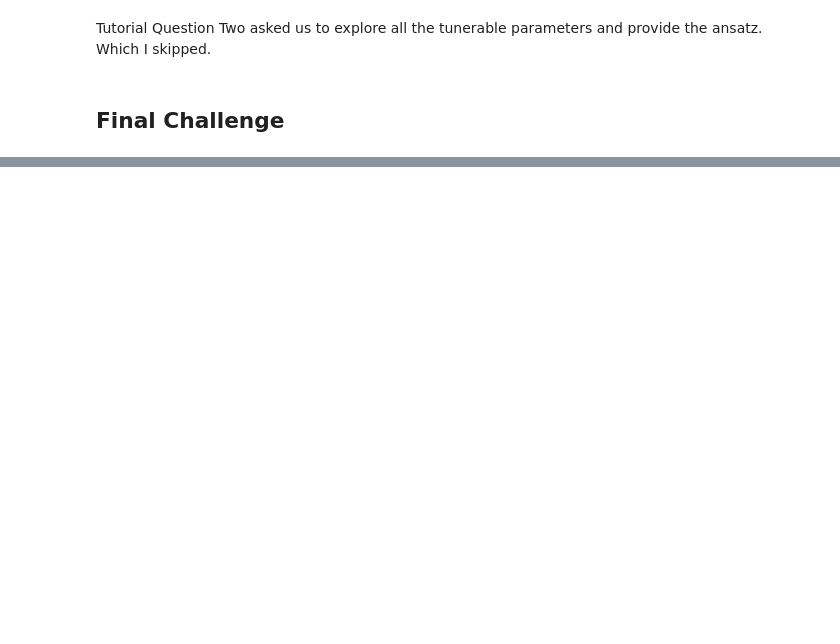
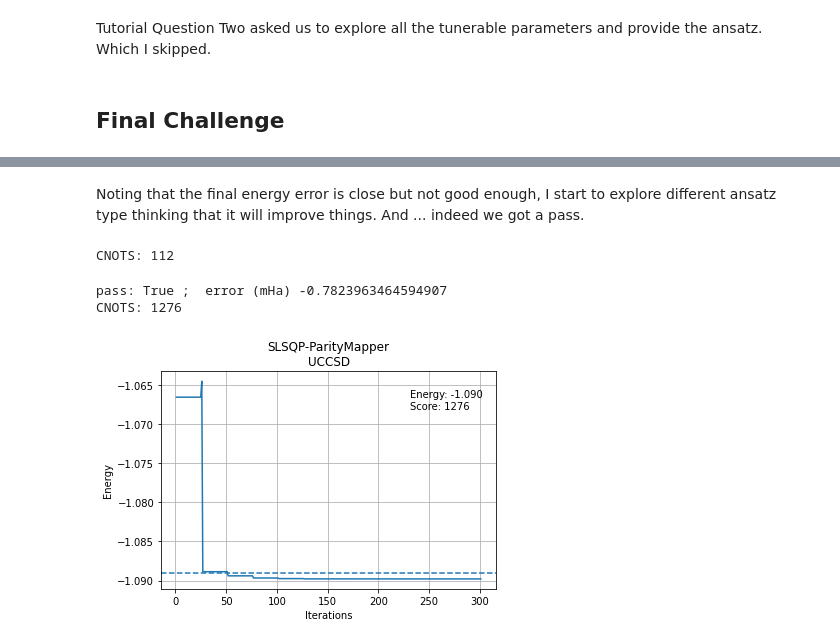
Before and after one commit to qiskit-community/ibm-quantum-challenge-2021, a Jupyter notebook: solutions by participants/ex5/Ex5 Solution by Howie Kuo.ipynb, the cells around one changed output, grey strips where cells are left out. Cells and saved outputs as stored; diff of their text form; code cells hidden in the pictures; blank space fills up the shorter version.

Commit message:
adding details in the Ex5 solution and check for errors in code execution order.

```diff
--- a/solutions by participants/ex5/Ex5 Solution by Howie Kuo.ipynb
+++ b/solutions by participants/ex5/Ex5 Solution by Howie Kuo.ipynb
@@ -20,12 +193,6 @@ nil
 The first piece of the code is to specify the $H_2$ molecure and obtain the driver. From reading the code, the first thing I notice is that I need the `qmolecule` object returned from executing `driver.run()`
 
 This is where being familier with Jupyter helps. In jupyter notebook, a very helpful command is the `?` and `??` applied to objects, function, or modules. This will popup a panel at the bottom of the notebook showing the docstring `?`, and the source code `??` from the code in the current system.
-# %%
-## this is just to execute the example given so that the ? and ?? has some objects to work on
-from qiskit_nature.drivers import PySCFDriver
-molecule = "H .0 .0 .0; H .0 .0 0.739"
-driver = PySCFDriver(atom=molecule)
-qmolecule = driver.run()
 # %% [markdown]
 Try `shift-Enter` in the following cell to see this feature in operation.
 # %%
@@ -426,0 +904,14 @@ a.draw('mpl')
+# %% [markdown]
+Noting that the final energy error is close but not good enough, I start to explore different ansatz type thinking that it will improve things. And ... indeed we got a pass.
+# %%
+print('CNOTS:', r['score'])
+# %% [output]
+CNOTS: 112
+# %%
+[r,a] = run(ansatz_type = 'UCCSD')
+print('pass:',r['pass'], ';  error (mHa)', r['error (mHa)'])
+print('CNOTS:', r['score'])
+# %% [output]
+pass: True ;  error (mHa) -0.7823963464594907
+CNOTS: 1276
+[figure, added]
```
Also changed, not shown: parts of 98 cells of this notebook.
